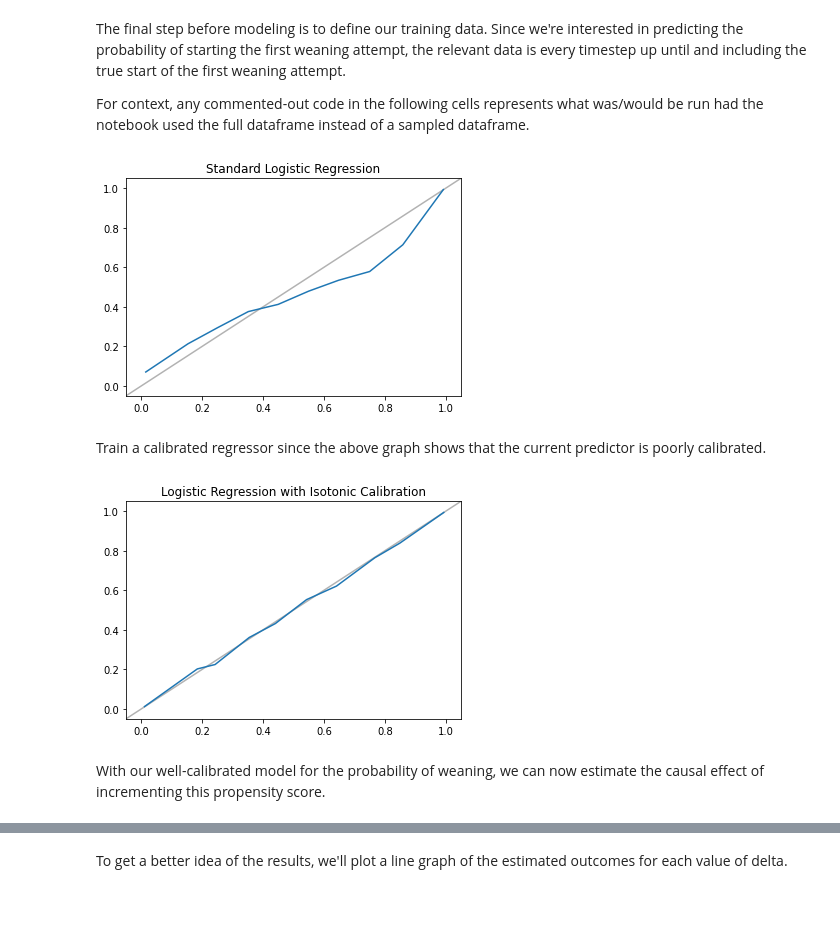
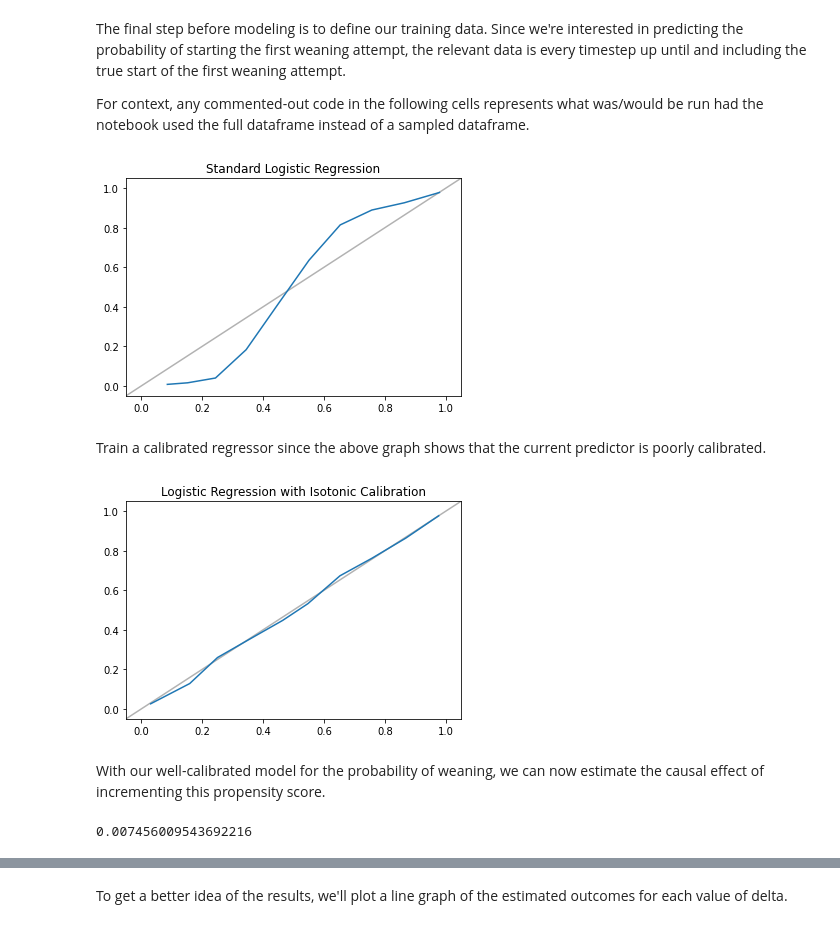
Before and after one commit to amanchoudhri/liberation-timing-paper, a Jupyter notebook: main.ipynb, the cells around one changed output, grey strips where cells are left out. Drawn from its saved outputs; the diff is of its cells as text; code cells hidden in the pictures.

```diff
--- a/main.ipynb
+++ b/main.ipynb
@@ -52,2 +97,3 @@ Before testing which variables are missing, we fill missing urine output (`urine
 # %%
-df.loc[:, ['urine_output', 'rate_std']] = df[['urine_output', 'rate_std']].fillna(0)
+cols_to_ffill = ['urine_output', 'rate_std', 'last_rate_std']
+df.loc[:, cols_to_ffill] = df[cols_to_ffill].fillna(0)
@@ -54,3 +102,8 @@ df.loc[:, ['urine_output', 'rate_std']] = df[['urine_output', 'rate_std']].filln
+# %%
+df['any_vaso'] = df['rate_std'] > 0
+
+for col in ('opioid', 'benzo', 'propofol', 'dex', 'driving_pressure', 'any_vaso'):
+    df[f'last_{col}'] = group_by_stay(df, col).shift(periods=1)
 # %% [markdown]
 Then, we forward fill all columns except for `amount` on a per-patient basis. Their values may only be measured occasionally, which is fine since the previous measurement of these values is important, not whether they were measured recently.
 # %%
@@ -76,15 +125,9 @@ marital_status: 0.171
 # %% [markdown]
 Now that we've identified which columns should be excluded from our analysis, we can create a new list of predictors.
-# %%
-weaning_predictors = [c for c in ALL_WEANING_PREDICTORS if c not in cols_to_exclude]
-
-# If a column for the measurement of a given value at time t-1 exists, add it to the predictors
-for c in weaning_predictors:
-    try:
-        df['last_' + c]
-        weaning_predictors.append('last_' + c)
-    except KeyError:
-        pass
+# %%
+weaning_predictors = [
+    c for c in ALL_WEANING_PREDICTORS if c not in cols_to_exclude
+]
 # %% [markdown]
 The next step is to process the data and remove outliers. The `remove_outliers` function essentially writes over implausible values with NaN.
 # %%
@@ -147,46 +198,50 @@ y = df.loc[:, 'control']
 for col in X.select_dtypes(include='object'):
     X.loc[:, col] = LabelEncoder().fit_transform(X[col])
 # %%
-# weaning_predictor = LogisticRegression(**MODEL_PARAMS).fit(X, y)
+weaning_predictor = LogisticRegression(**MODEL_PARAMS).fit(X, y)
 
-# with open('models/weaning_predictor.pkl', 'wb') as f:
-#     pickle.dump(weaning_predictor, f)
+with open('models/weaning_predictor.pkl', 'wb') as f:
+    pickle.dump(weaning_predictor, f)
 
-# Load in a LogisticRegression model fitted on the full dataset
-with open('models/weaning_predictor.pkl', 'rb') as f:
-    weaning_predictor = pickle.load(f)
+# # Load in a LogisticRegression model fitted on the full dataset
+# with open('models/weaning_predictor.pkl', 'rb') as f:
+#     weaning_predictor = pickle.load(f)
 
 create_calibration_curve(
     weaning_predictor, X, y,
     'Standard Logistic Regression',
     save_path='images/calibration_curve.png'
 )
 # %% [output]
-[figure, old version]
+[figure, new version]
 # %% [markdown]
 Train a calibrated regressor since the above graph shows that the current predictor is poorly calibrated.
 # %%
-# calibrated_predictor = CalibratedClassifierCV(
-#     base_estimator=LogisticRegression(**MODEL_PARAMS),
-#     method='isotonic'
-#     ).fit(X, y)
+calibrated_predictor = CalibratedClassifierCV(
+    base_estimator=LogisticRegression(**MODEL_PARAMS),
+    method='isotonic'
+    ).fit(X, y)
 
-# with open('models/calibrated_predictor.pkl', 'wb') as f:
-#     pickle.dump(calibrated_predictor, f)
+with open('models/calibrated_predictor.pkl', 'wb') as f:
+    pickle.dump(calibrated_predictor, f)
 
-# Load in a calibrated LogisticRegression model fitted on the full dataset
-with open('models/calibrated_predictor.pkl', 'rb') as f:
-    calibrated_predictor = pickle.load(f)
+# # Load in a calibrated LogisticRegression model fitted on the full dataset
+# with open('models/calibrated_predictor.pkl', 'rb') as f:
+#     calibrated_predictor = pickle.load(f)
 
 create_calibration_curve(
     calibrated_predictor, X, y,
     'Logistic Regression with Isotonic Calibration',
-    # save_path='images/isotonic_calibration_curve.png'
+    save_path='images/isotonic_calibration_curve.png'
 )
 # %% [output]
-[figure, old version]
+[figure, new version]
 # %% [markdown]
 With our well-calibrated model for the probability of weaning, we can now estimate the causal effect of incrementing this propensity score.
+# %%
+group_by_stay(df, 'hospital_expire_flag').first().mean()
+# %% [output]
+0.007456009543692216
 # %%
 # For each value of delta:
 
```
Also changed, not shown: parts of 29 cells of this notebook.
